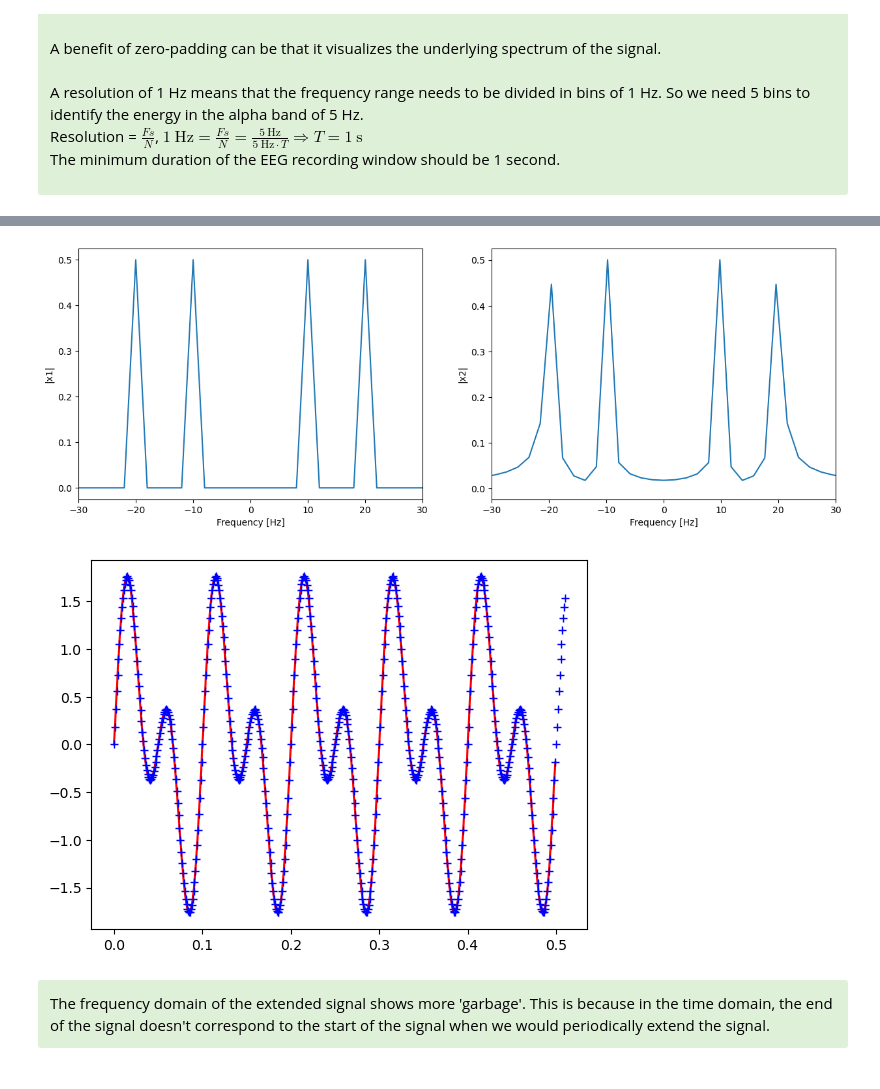
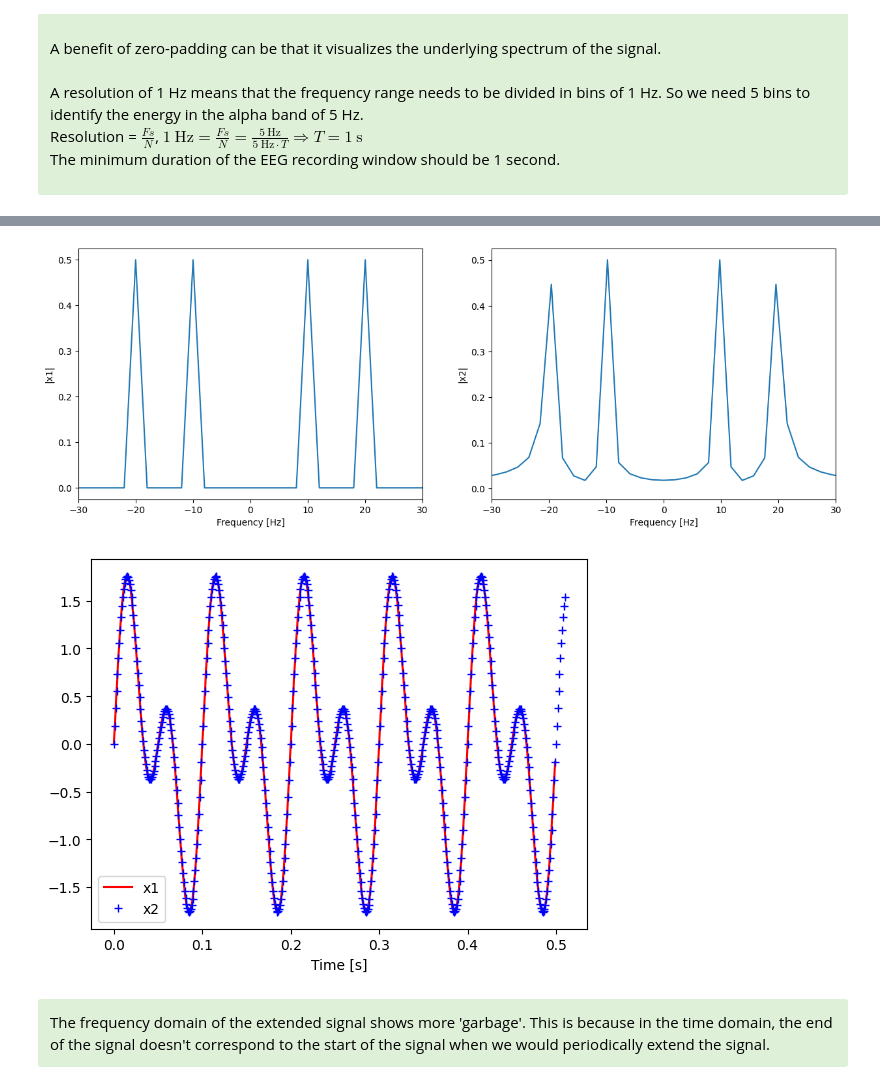
Before and after one commit to mrcocolinho/MSPS-Assignments, a Jupyter notebook: Notebooks/Assignment 1/ex01.ipynb, the cells around one changed output, grey strips where cells are left out. Drawn from its saved outputs; the diff is of its cells as text; code cells hidden in the pictures.

```diff
--- a/Notebooks/Assignment 1/ex01.ipynb
+++ b/Notebooks/Assignment 1/ex01.ipynb
@@ -459,37 +462,38 @@ n1 = np.arange(0,0.5,1/fs)
 n2 = np.arange(0,0.511,1/fs)
 x1 = np.sin(2*np.pi*10*n1) + np.sin(2*np.pi*20*n1)
 x2 = np.sin(2*np.pi*10*n2) + np.sin(2*np.pi*20*n2)
 
 
 DFT=np.fft.fft(x1)
 mag1=np.fft.fftshift(np.abs(DFT)/n1.size)
 a=mag1.size
 freq1= np.fft.fftshift(np.fft.fftfreq(a, d=1/fs))
 
 DFT=np.fft.fft(x2)
 mag2=np.fft.fftshift(np.abs(DFT)/n2.size)
 a=mag2.size
 freq2= np.fft.fftshift(np.fft.fftfreq(a, d=1/fs))
 
 fig, (ax1, ax2) = plt.subplots(1, 2, figsize = (15,5))
 ax1.plot(freq1,mag1)
 ax1.set_xlim([-30, 30])
 ax1.set_xlabel('Frequency [Hz]')
 ax1.set_ylabel('|x1|')
 
 ax2.plot(freq2,mag2)
 ax2.set_xlim([-30, 30])
 ax2.set_xlabel('Frequency [Hz]')
 ax2.set_ylabel('|x2|')
 
 plt.figure(2)
-plt.plot(n1,x1,'r')
-plt.plot(n2,x2,'b+')
-
+plt.plot(n1,x1,'r', label='x1')
+plt.plot(n2,x2,'b+', label='x2')
+plt.xlabel('Time [s]')
+plt.legend()
 plt.show()
 # %% [output]
 [figure]
-[figure, old version]
+[figure, new version]
 # %% [markdown]
 <div class="alert alert-success">
 <span style="color:black">
```
Also changed, not shown: parts of 9 cells of this notebook.
